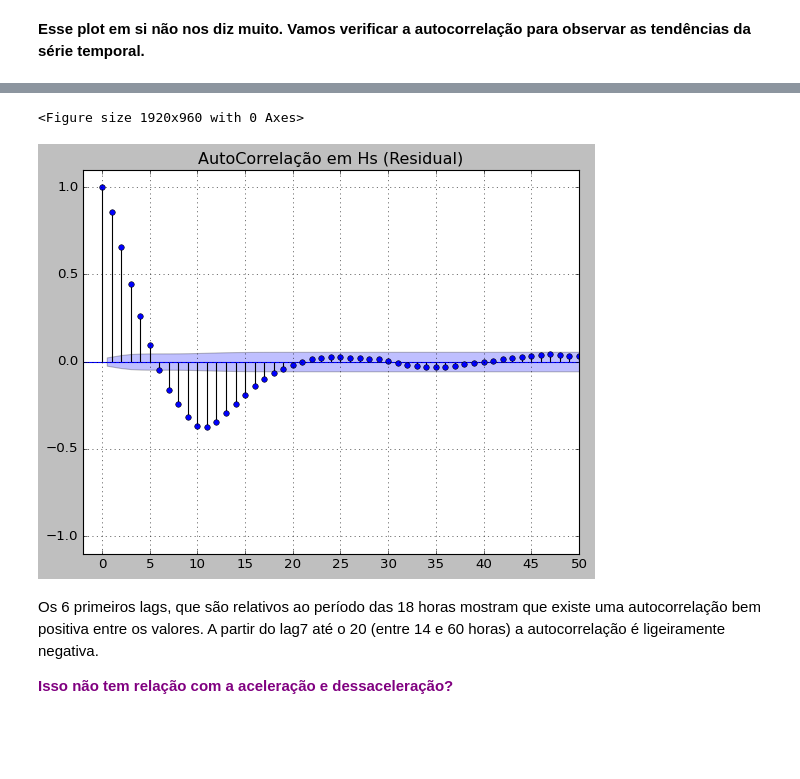
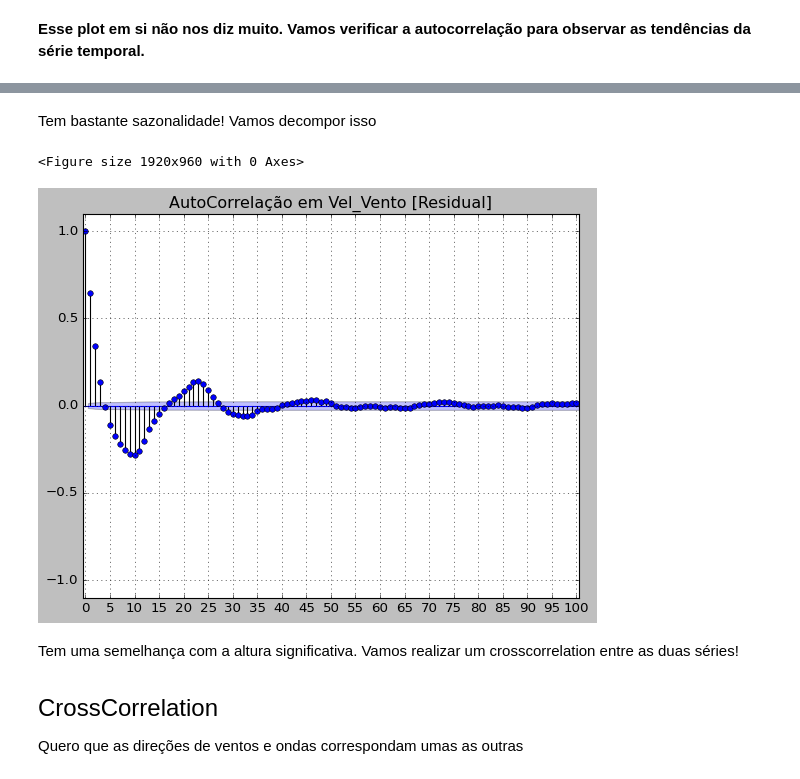
Before and after one commit to jonatanriq/oceanografia, a Jupyter notebook: simcosta_autocorrelacao.ipynb, the cells around one changed output, grey strips where cells are left out. Cells and saved outputs as stored; diff of their text form; code cells hidden in the pictures; blank space fills up the shorter version.

Commit message:
criei uma correlação cruzada

```diff
--- a/simcosta_autocorrelacao.ipynb
+++ b/simcosta_autocorrelacao.ipynb
@@ -77,0 +85,13 @@ plt.show()
+# %%
+# plotando a autocorrelação para os dados residuais
+mask = result.resid.isnull()
+
+plt.figure(figsize=(24,12))
+plt.style.use('classic')
+plot_acf(result.resid[~mask], lags=100, markerfacecolor='blue')
+plt.xlim(-0.5,100.5)
+plt.xticks(np.arange(0,101,5))
+plt.ylim(-1.1,1.1)
+plt.grid(linestyle=':')
+plt.title('AutoCorrelação em Hs (Residual)')
+plt.show()
@@ -77,0 +134,16 @@ plt.show()
+# %%
+ventos = pd.read_csv('/content/SIMCOSTA_RJ-4_MET_2017-08-28_2022-04-01.csv', skiprows=21)
+ventos.index = pd.to_datetime(ventos[['YEAR', 'MONTH', 'DAY', 'HOUR']])
+ventos = ventos[ventos.index < '2020']
+ventos = ventos[ventos.columns[6:]]
+vel_vento = ventos.Avg_Wnd_Sp.resample('1H').mean().interpolate(method ='linear', limit_direction ='forward')
+# %%
+plt.figure(figsize=(24,12))
+plt.style.use('classic')
+plot_acf(vel_vento, lags=100, markerfacecolor='blue')
+plt.xlim(-0.5,100.5)
+plt.xticks(np.arange(0,101,5))
+plt.ylim(-1.1,1.1)
+plt.grid(linestyle=':')
+plt.title('AutoCorrelação em Vel_Vento')
+plt.show()
@@ -78,19 +153,26 @@ plt.show()
+# %% [markdown]
+Tem bastante sazonalidade! Vamos decompor isso
+# %%
+# decompondo o sinal
+result_vento = seasonal_decompose(vel_vento, model='multiplicative')
 # %%
-mask = result.resid.isnull()
-
+mask = result_vento.resid.isnull()
 plt.figure(figsize=(24,12))
 plt.style.use('classic')
-plot_acf(result.resid[~mask], lags=50)
-plt.xlim(-2,50)
-plt.xticks(np.arange(0,51,5))
+plot_acf(result_vento.resid[~mask], lags=100, markerfacecolor='blue')
+plt.xlim(-0.5,100.5)
+plt.xticks(np.arange(0,101,5))
 plt.ylim(-1.1,1.1)
 plt.grid(linestyle=':')
-plt.title('AutoCorrelação em Hs (Residual)')
+plt.title('AutoCorrelação em Vel_Vento [Residual]')
 plt.show()
 # %% [output]
 <Figure size 1920x960 with 0 Axes>
-[figure, old version]
+[figure, new version]
-# %% [markdown]
-Os 6 primeiros lags, que são relativos ao período das 18 horas mostram que existe uma autocorrelação bem positiva entre os valores. A partir do lag7 até o 20 (entre 14 e 60 horas) a autocorrelação é ligeiramente negativa.
-
-<font color='purple'> <strong> Isso não tem relação com a aceleração e dessaceleração? </font>
+# %% [markdown]
+<p>Tem uma semelhança com a altura significativa. Vamos realizar um crosscorrelation entre as duas séries! </p>
+<br>
+
+<p> <font size='5'> CrossCorrelation </font> </p>
+
+<p> Quero que as direções de ventos e ondas correspondam umas as outras </p>
```
Also changed, not shown: parts of 18 cells of this notebook.
